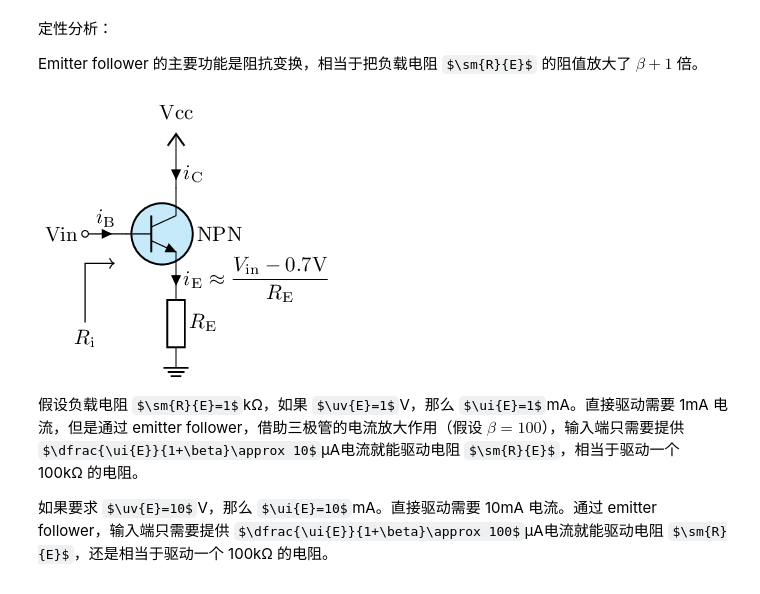
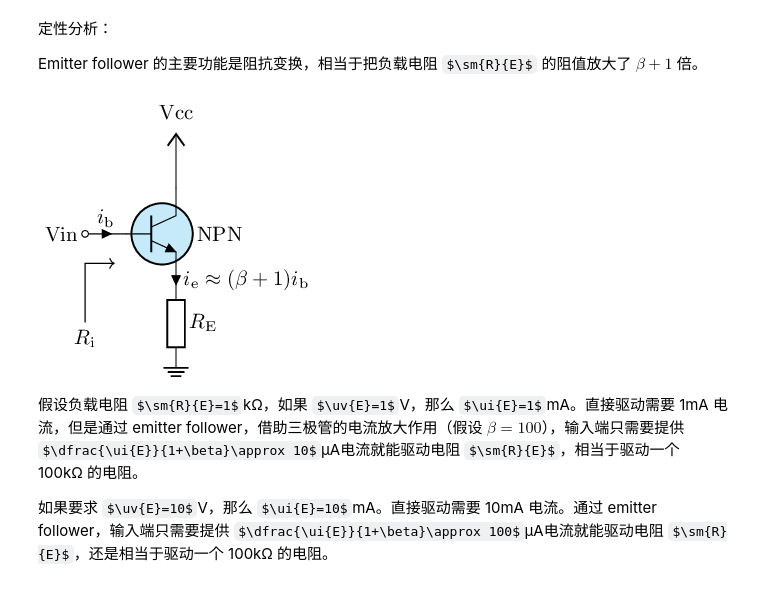
Before and after one commit to chenshuo/nuedc, a Jupyter notebook: docs/bjt-circuits.ipynb, the cells around one changed output. Cells and saved outputs as stored; diff of their text form; code cells hidden in the pictures; some formulas as TeX source.

```diff
--- a/docs/bjt-circuits.ipynb
+++ b/docs/bjt-circuits.ipynb
@@ -142,21 +142,21 @@ Emitter follower 的主要功能是阻抗变换，相当于把负载电阻 $\sm{
 # %%
 %%tikz -ct -p amsmath
 \ctikzset{european resistors, transistors/arrow pos=end, transistors/fill=cyan!20, amplifiers/fill=cyan!20}
 \newcommand{\li}[1]{\ensuremath{i_\mathrm{#1}}}
 \newcommand{\uv}[1]{{V_\mathrm{#1}}}
 \newcommand{\sm}[2]{{{#1}_\mathrm{#2}}}
 
 \draw (0, 0) node [left] {Vin}
-to [short, o-, i=$\li{B}$] ++(0.7, 0)
+to [short, o-, i=$\li{b}$] ++(0.7, 0)
 node [npn, tr circle, anchor=B] (Q) {NPN};
-\draw (Q.C) to [short,i_<=$\li{C}$] ++(0, 0.5) node [vcc] {Vcc};
+\draw (Q.C) to [short] ++(0, 0.5) node [vcc] {Vcc};
 \draw (Q.E)
 to [R, l=$R_\mathrm{E}$, bipoles/length=1cm] ++(0, -1.5) node [tlground] {};
-\draw (Q.E) node [currarrow, rotate=-90] {} node [right] {$\li{E}\approx\dfrac{\uv{in}-0.7\mathrm{V}}{\sm{R}{E}}$};
+\draw (Q.E) node [currarrow, rotate=-90] {} node [right] {$\li{e}=(\beta+1)\li{b}$};
 
 \draw [->] (0, -1.5) node [below] {$R_\mathrm{i}$} to ++(0, 1) to ++(0.5, 0);
 # %% [output]
-[figure, old version]
+[figure, new version]
 # %% [markdown]
 假设负载电阻 $\sm{R}{E}=1$kΩ，如果 $\uv{E}=1$V，那么 $\ui{E}=1$mA。直接驱动需要 1mA 电流，但是通过 emitter follower，借助三极管的电流放大作用（假设 $\beta=100$），输入端只需要提供 $\dfrac{\ui{E}}{1+\beta}\approx 10$μA电流就能驱动电阻 $\sm{R}{E}$，相当于驱动一个 100kΩ 的电阻。
 
```
Also changed, not shown: 1 other file.
